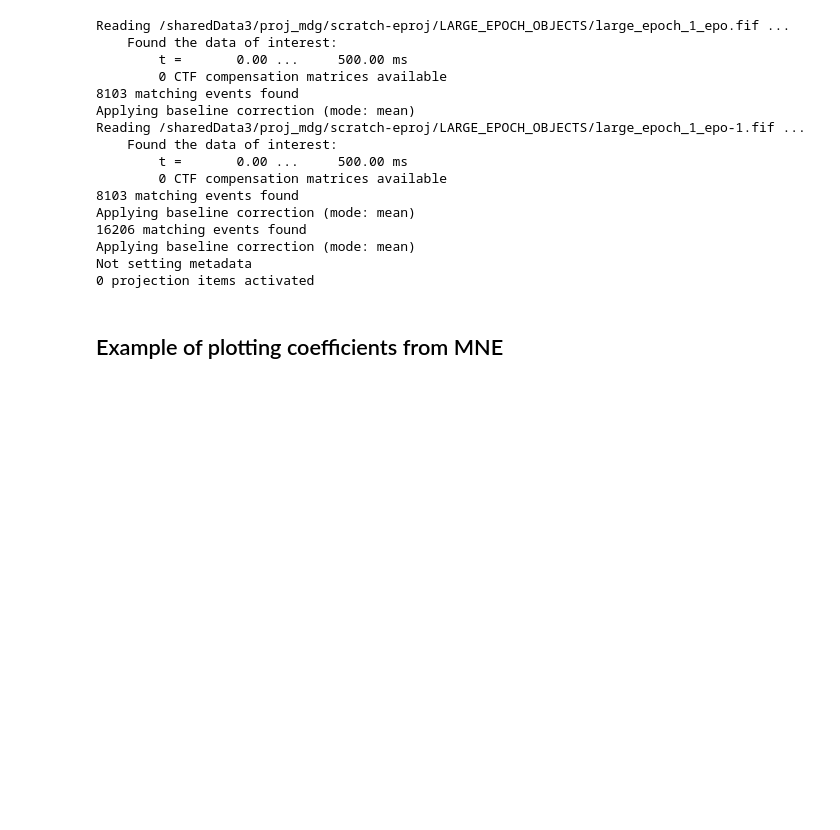
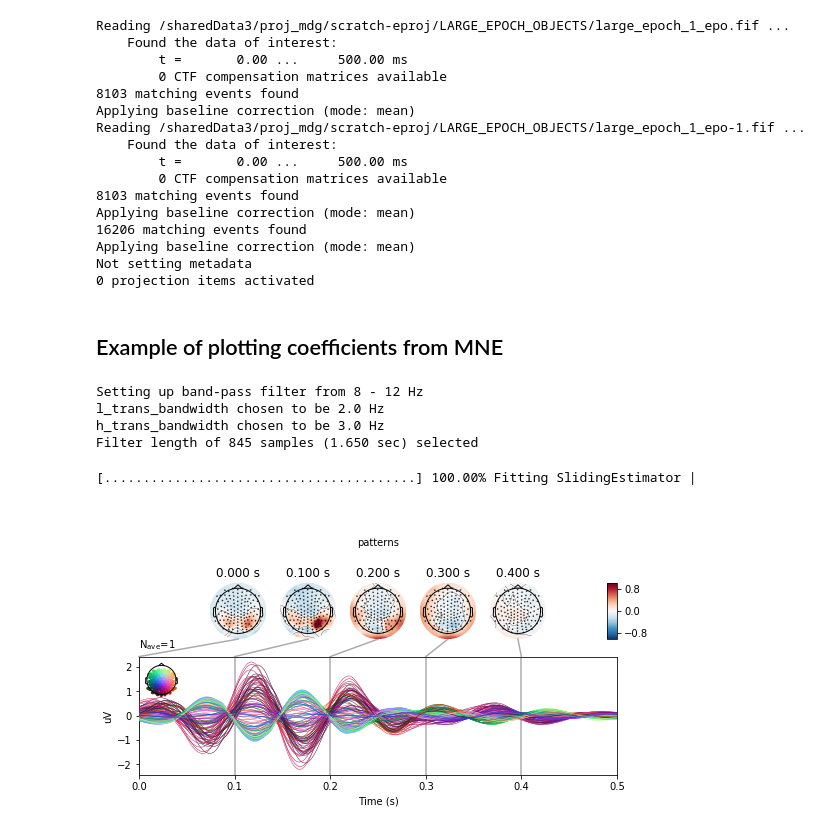
Before and after one commit to edrias/seniorprojecteeg, a Jupyter notebook: Classification/VisualVsAudio.ipynb, the cells around one changed output. Saved outputs shown, nothing was run; the diff lists cells and outputs as text; code cells hidden in the pictures; blank space fills up the shorter version.

```diff
--- a/Classification/VisualVsAudio.ipynb
+++ b/Classification/VisualVsAudio.ipynb
@@ -311,3 +305,12 @@ def roc_plot_evoked(epoch_object):
 
     return coef
+# %%
+coef_gamma = roc_plot_evoked(get_frequency_band(epoch_object=epoch, band='Alpha'))
+# %% [output]
+Setting up band-pass filter from 8 - 12 Hz
+l_trans_bandwidth chosen to be 2.0 Hz
+h_trans_bandwidth chosen to be 3.0 Hz
+Filter length of 845 samples (1.650 sec) selected
+[........................................] 100.00% Fitting SlidingEstimator |
+[figure, added]
 # %%
```
Also changed, not shown: parts of 12 cells of this notebook, 1 other file.
